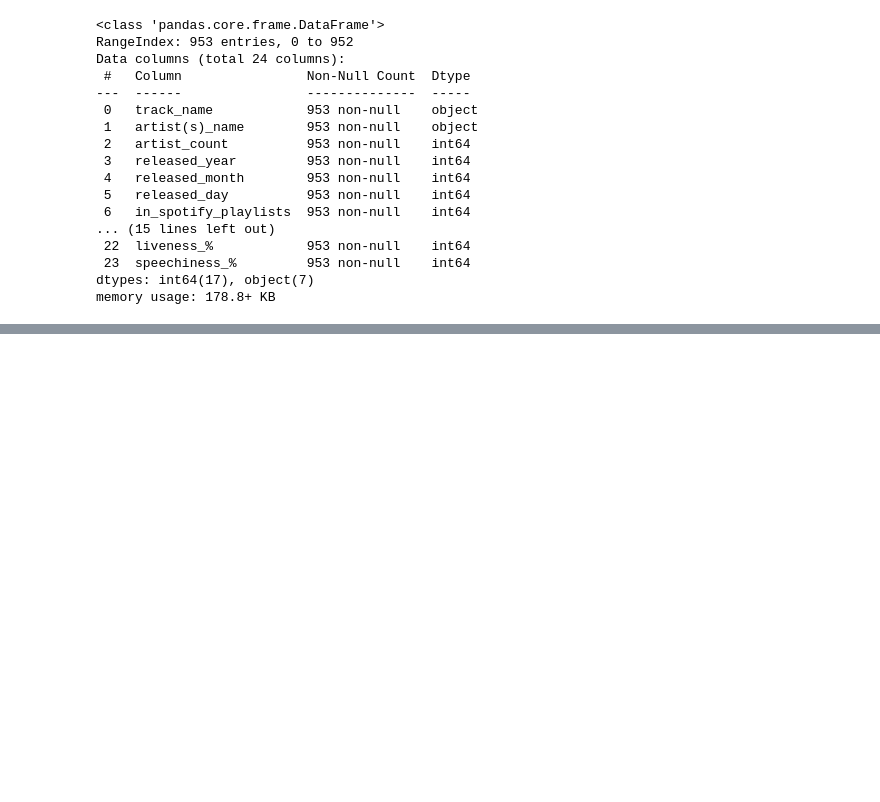
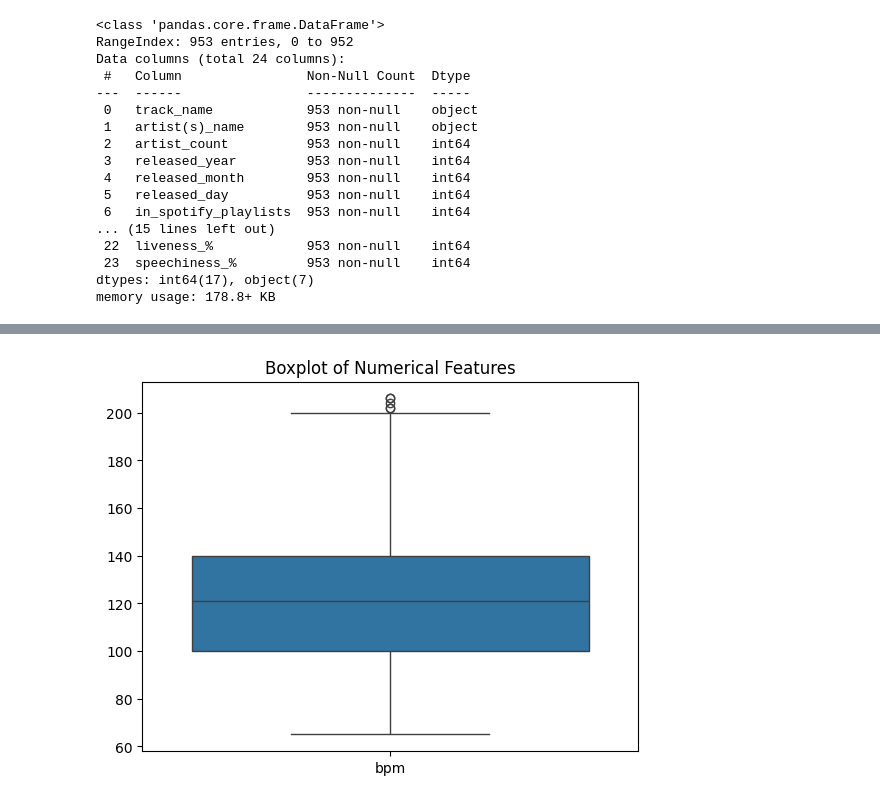
Before and after one commit to Nathanp44/Spotify-dataset-, a Jupyter notebook: this_one.ipynb, the cells around one changed output, grey strips where cells are left out. Cells and saved outputs as stored; diff of their text form; code cells hidden in the pictures; blank space fills up the shorter version.

```diff
--- a/this_one.ipynb
+++ b/this_one.ipynb
@@ -195,0 +315,10 @@ memory usage: 178.8+ KB
+# %%
+import seaborn as sns
+import matplotlib.pyplot as plt
+
+# Boxplot of key features
+sns.boxplot(data=spotify_df[['streams' , 'bpm']])
+plt.title("Boxplot of Numerical Features")
+plt.show()
+# %% [output]
+[figure, added]
```
Also changed, not shown: parts of 29 cells of this notebook.
